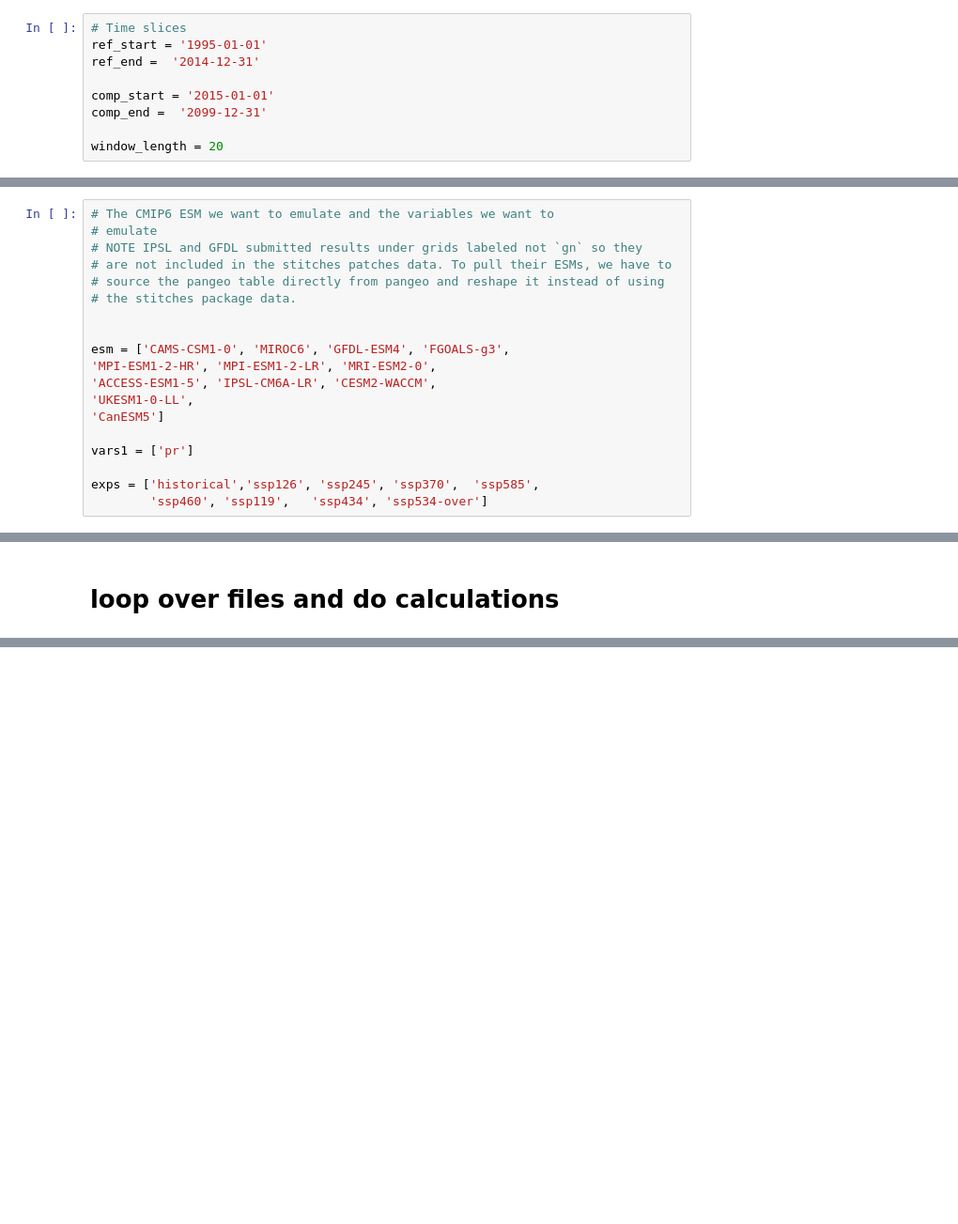
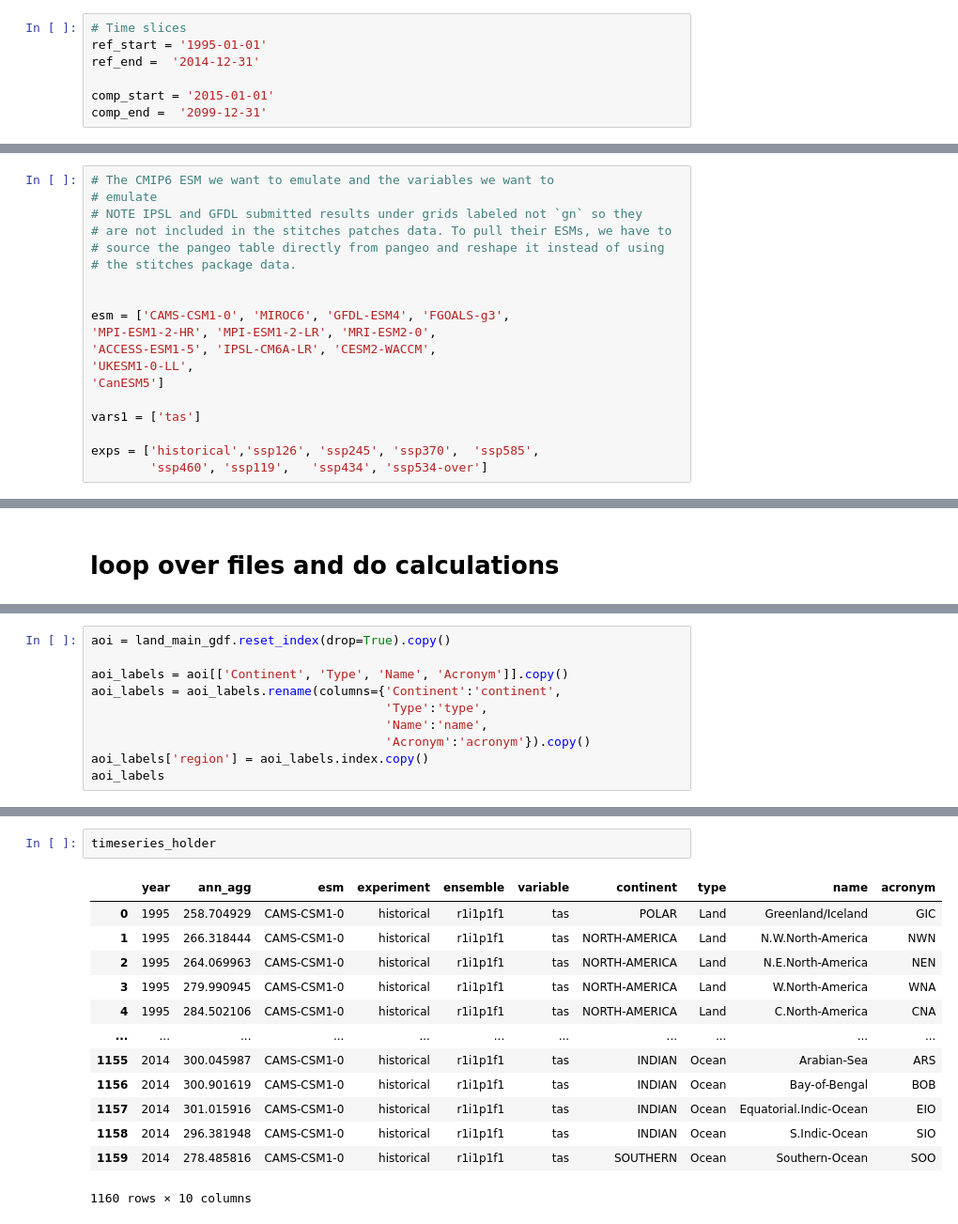
Before and after one commit to JGCRI/stitches_in_r, a Jupyter notebook: R/inst/shinyApp/python_curation/aoi_extractions.ipynb, the cells around one changed output, grey strips where cells are left out. Shown: that part at 94% size. Saved outputs shown, nothing was run; the diff lists cells and outputs as text; blank space fills up the shorter version.

Commit message:
wip extracting time series for a list of regions

```diff
--- a/R/inst/shinyApp/python_curation/aoi_extractions.ipynb
+++ b/R/inst/shinyApp/python_curation/aoi_extractions.ipynb
@@ -47,8 +47,6 @@ ref_end =  '2014-12-31'
 
 comp_start = '2015-01-01'
 comp_end =  '2099-12-31'
-
-window_length = 20
 # %%
 # AOI
 # working off https://www.earthdatascience.org/courses/use-data-open-source-python/hierarchical-data-formats-hdf/subset-netcdf4-climate-data-spatially-aoi/
@@ -108,7 +106,7 @@ esm = ['CAMS-CSM1-0', 'MIROC6', 'GFDL-ESM4', 'FGOALS-g3',
 'UKESM1-0-LL',
 'CanESM5']
 
-vars1 = ['pr']
+vars1 = ['tas']
 
 exps = ['historical','ssp126', 'ssp245', 'ssp370',  'ssp585',
         'ssp460', 'ssp119',   'ssp434', 'ssp534-over']
@@ -145,0 +142,10 @@ aoi = land_main_gdf.reset_index(drop=True).copy()
+# %%
+aoi = land_main_gdf.reset_index(drop=True).copy()
+
+aoi_labels = aoi[['Continent', 'Type', 'Name', 'Acronym']].copy()
+aoi_labels = aoi_labels.rename(columns={'Continent':'continent',
+                                        'Type':'type',
+                                        'Name':'name',
+                                        'Acronym':'acronym'}).copy()
+aoi_labels['region'] = aoi_labels.index.copy()
+aoi_labels
@@ -145,0 +272,16 @@ aoi = land_main_gdf.reset_index(drop=True).copy()
+# %%
+timeseries_holder
+# %% [output]
+|  | year | ann_agg | esm | experiment | ensemble | variable | continent | type | name | acronym |
+| 0 | 1995 | 258.704929 | CAMS-CSM1-0 | historical | r1i1p1f1 | tas | POLAR | Land | Greenland/Iceland | GIC |
+| 1 | 1995 | 266.318444 | CAMS-CSM1-0 | historical | r1i1p1f1 | tas | NORTH-AMERICA | Land | N.W.North-America | NWN |
+| 2 | 1995 | 264.069963 | CAMS-CSM1-0 | historical | r1i1p1f1 | tas | NORTH-AMERICA | Land | N.E.North-America | NEN |
+| 3 | 1995 | 279.990945 | CAMS-CSM1-0 | historical | r1i1p1f1 | tas | NORTH-AMERICA | Land | W.North-America | WNA |
+| 4 | 1995 | 284.502106 | CAMS-CSM1-0 | historical | r1i1p1f1 | tas | NORTH-AMERICA | Land | C.North-America | CNA |
+| ... | ... | ... | ... | ... | ... | ... | ... | ... | ... | ... |
+| 1155 | 2014 | 300.045987 | CAMS-CSM1-0 | historical | r1i1p1f1 | tas | INDIAN | Ocean | Arabian-Sea | ARS |
+| 1156 | 2014 | 300.901619 | CAMS-CSM1-0 | historical | r1i1p1f1 | tas | INDIAN | Ocean | Bay-of-Bengal | BOB |
+| 1157 | 2014 | 301.015916 | CAMS-CSM1-0 | historical | r1i1p1f1 | tas | INDIAN | Ocean | Equatorial.Indic-Ocean | EIO |
+| 1158 | 2014 | 296.381948 | CAMS-CSM1-0 | historical | r1i1p1f1 | tas | INDIAN | Ocean | S.Indic-Ocean | SIO |
+| 1159 | 2014 | 278.485816 | CAMS-CSM1-0 | historical | r1i1p1f1 | tas | SOUTHERN | Ocean | Southern-Ocean | SOO |
+1160 rows × 10 columns
```
Also changed, not shown: parts of 7 cells of this notebook.
